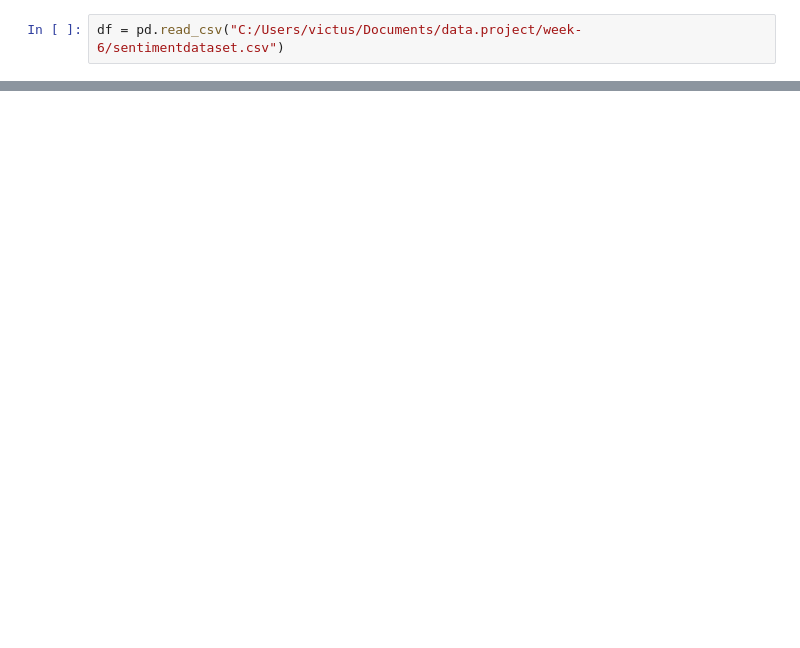
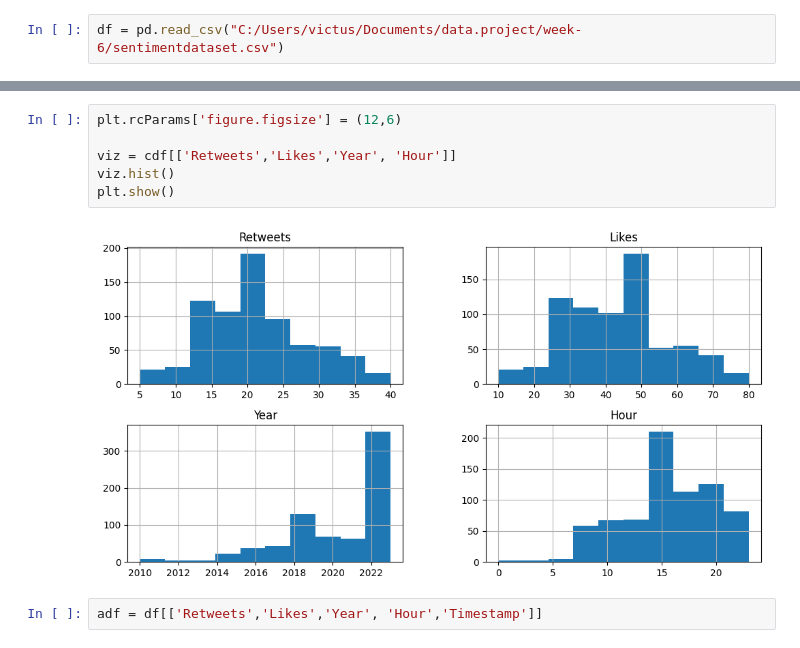
Before and after one commit to Nurbanuak/data.project, a Jupyter notebook: exercises/week-6-exercise.ipynb, the cells around one changed output, grey strips where cells are left out. Saved outputs shown, nothing was run; the diff lists cells and outputs as text; blank space fills up the shorter version.

```diff
--- a/exercises/week-6-exercise.ipynb
+++ b/exercises/week-6-exercise.ipynb
@@ -52,0 +80,10 @@ cdf.head(20)
+# %%
+plt.rcParams['figure.figsize'] = (12,6)
+
+viz = cdf[['Retweets','Likes','Year', 'Hour']]
+viz.hist()
+plt.show()
+# %% [output]
+[figure, added]
+# %%
+adf = df[['Retweets','Likes','Year', 'Hour','Timestamp']]
```
Also changed, not shown: parts of 15 cells of this notebook.
